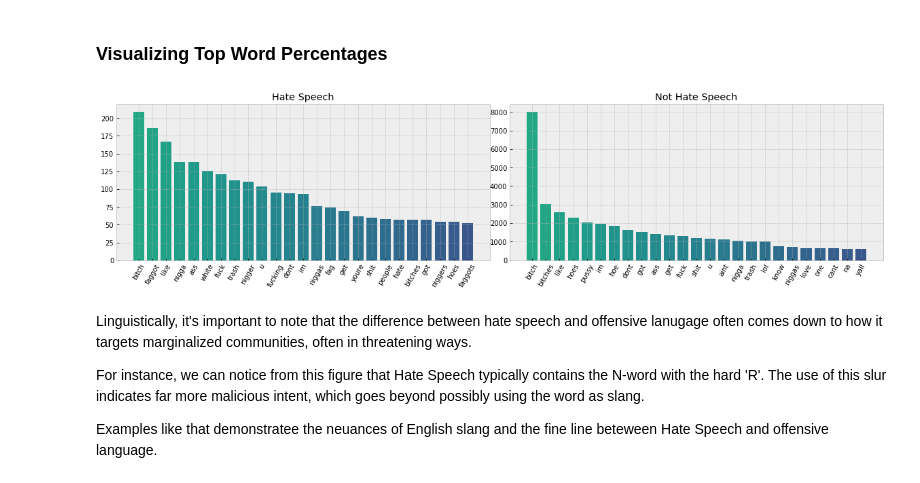
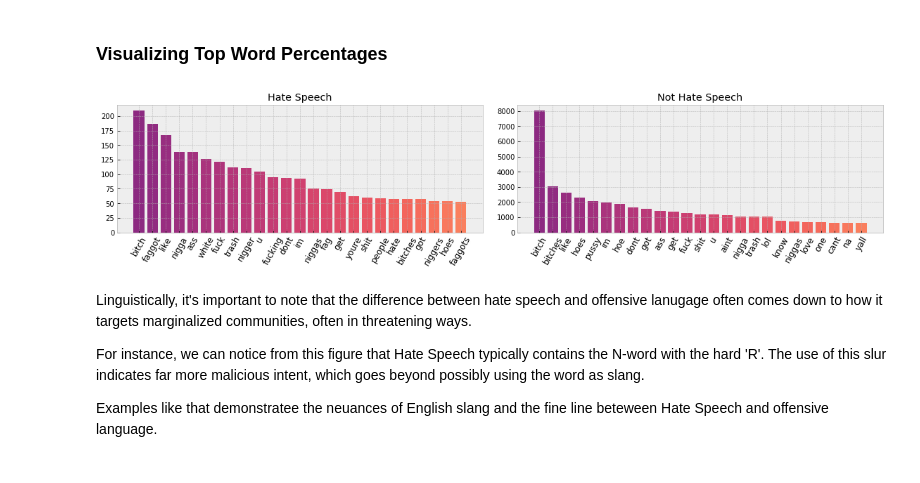
Before and after one commit to sidneykung/twitter_hate_speech_detection, a Jupyter notebook: preprocessing/eda_notebook.ipynb, the cells around one changed output. Cells and saved outputs as stored; diff of their text form; code cells hidden in the pictures.

```diff
--- a/preprocessing/eda_notebook.ipynb
+++ b/preprocessing/eda_notebook.ipynb
@@ -190,28 +192,28 @@ not_hate_bar_counts = [x[1] for x in not_hate_freq.most_common(25)]
 not_hate_bar_words = [x[0] for x in not_hate_freq.most_common(25)]
 # %%
 # set the color of the bar graphs
-color = cm.viridis_r(np.linspace(.4,.8, 30))
+color = cm.magma(np.linspace(.4,.8, 30))
 # %%
 new_figure = plt.figure(figsize=(16,4))
 
 ax = new_figure.add_subplot(121)
 ax2 = new_figure.add_subplot(122)
 # generating a bar chart on each axes
 ax.bar(hate_bar_words, hate_bar_counts, color=color)
-ax2.bar(not_hate_bar_words, not_hate_bar_counts, color=color )
+ax2.bar(not_hate_bar_words, not_hate_bar_counts, color=color)
 
 ax.title.set_text('Hate Speech')
 ax2.title.set_text('Not Hate Speech')
 
 for ax in new_figure.axes:
     plt.sca(ax)
-    plt.xticks(rotation=60)
-plt.tight_layout(pad=0)
+    plt.xticks(rotation=60, fontsize=12)
+plt.tight_layout(pad=2)
 
-plt.savefig('../visualizations/label_word_count.png')
+plt.savefig('../visualizations/label_word_count.png', bbox_inches = "tight", pad_inches=.5)
 plt.show()
 # %% [output]
-[figure, old version]
+[figure, new version]
 # %% [markdown]
 Linguistically, it's important to note that the difference between hate speech and offensive lanugage often comes down to how it targets marginalized communities, often in threatening ways.
 
```
Also changed, not shown: parts of 9 cells of this notebook, 2 other files.
